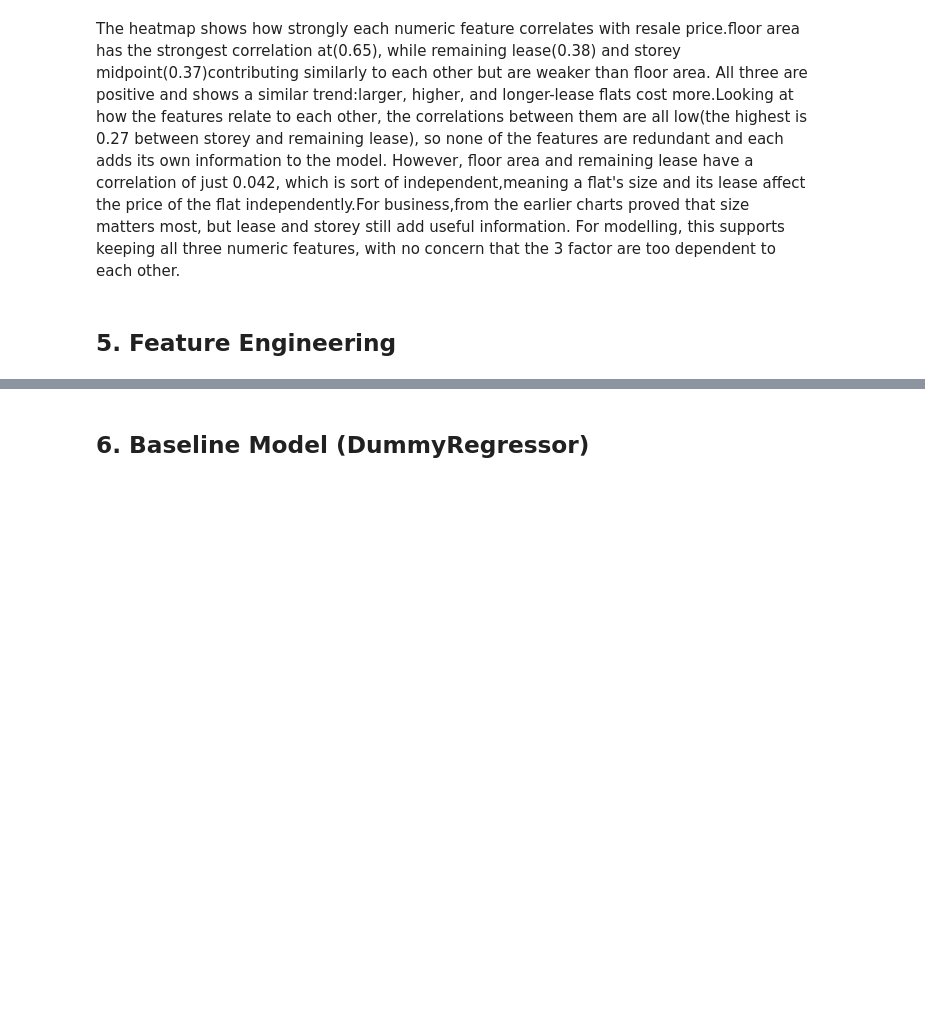
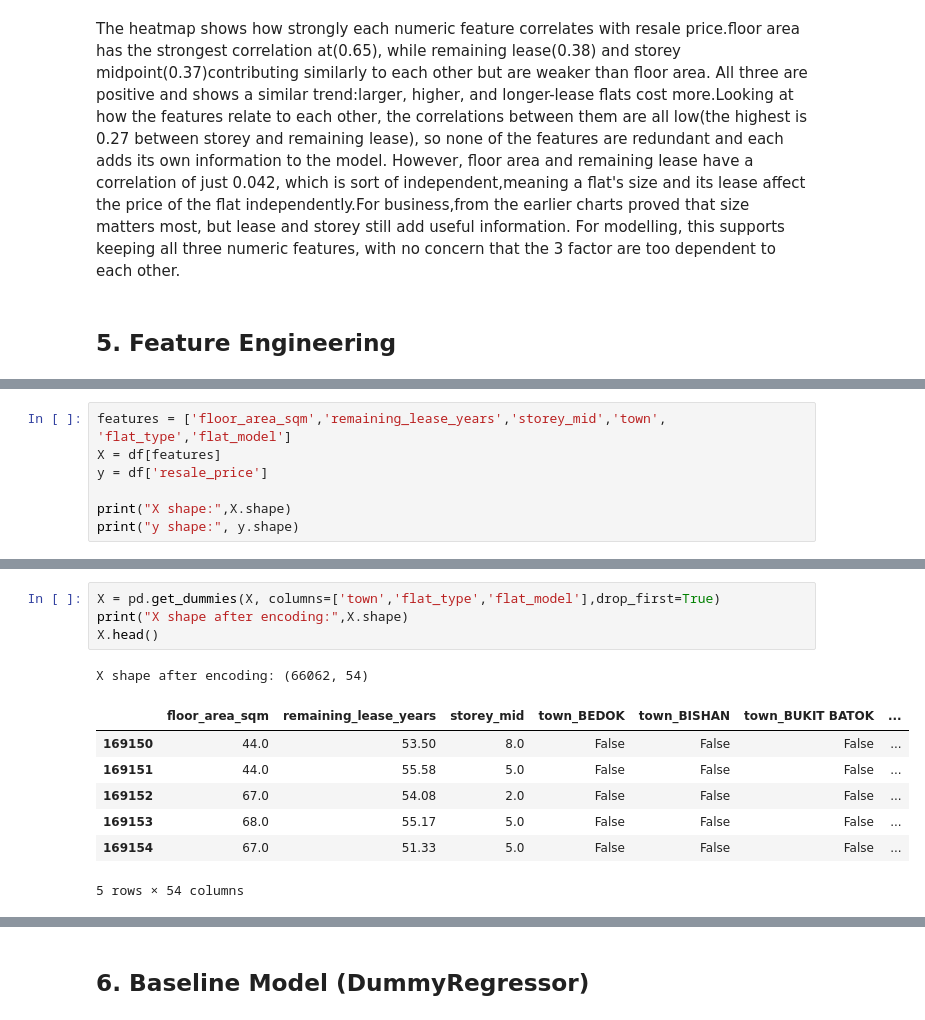
Before and after one commit to liyichen-ai/hdb-resale-price-predictor, a Jupyter notebook: hdb_price_model.ipynb, the cells around one changed output, grey strips where cells are left out. Saved outputs shown, nothing was run; the diff lists cells and outputs as text; blank space fills up the shorter version.

Commit message:
Data preparation-selectingfeatures,one-hot encoding, train-test split

```diff
--- a/hdb_price_model.ipynb
+++ b/hdb_price_model.ipynb
@@ -245,0 +248,7 @@ The heatmap shows how strongly each numeric feature correlates with resale price
+# %%
+features = ['floor_area_sqm','remaining_lease_years','storey_mid','town', 'flat_type','flat_model']
+X = df[features]
+y = df['resale_price']
+
+print("X shape:",X.shape)
+print("y shape:", y.shape)
@@ -245,0 +260,13 @@ The heatmap shows how strongly each numeric feature correlates with resale price
+# %%
+X = pd.get_dummies(X, columns=['town','flat_type','flat_model'],drop_first=True)
+print("X shape after encoding:",X.shape)
+X.head()
+# %% [output]
+X shape after encoding: (66062, 54)
+|  | floor_area_sqm | remaining_lease_years | storey_mid | town_BEDOK | town_BISHAN | town_BUKIT BATOK | ... |
+| 169150 | 44.0 | 53.50 | 8.0 | False | False | False | ... |
+| 169151 | 44.0 | 55.58 | 5.0 | False | False | False | ... |
+| 169152 | 67.0 | 54.08 | 2.0 | False | False | False | ... |
+| 169153 | 68.0 | 55.17 | 5.0 | False | False | False | ... |
+| 169154 | 67.0 | 51.33 | 5.0 | False | False | False | ... |
+5 rows × 54 columns
```
Also changed, not shown: parts of 9 cells of this notebook.
